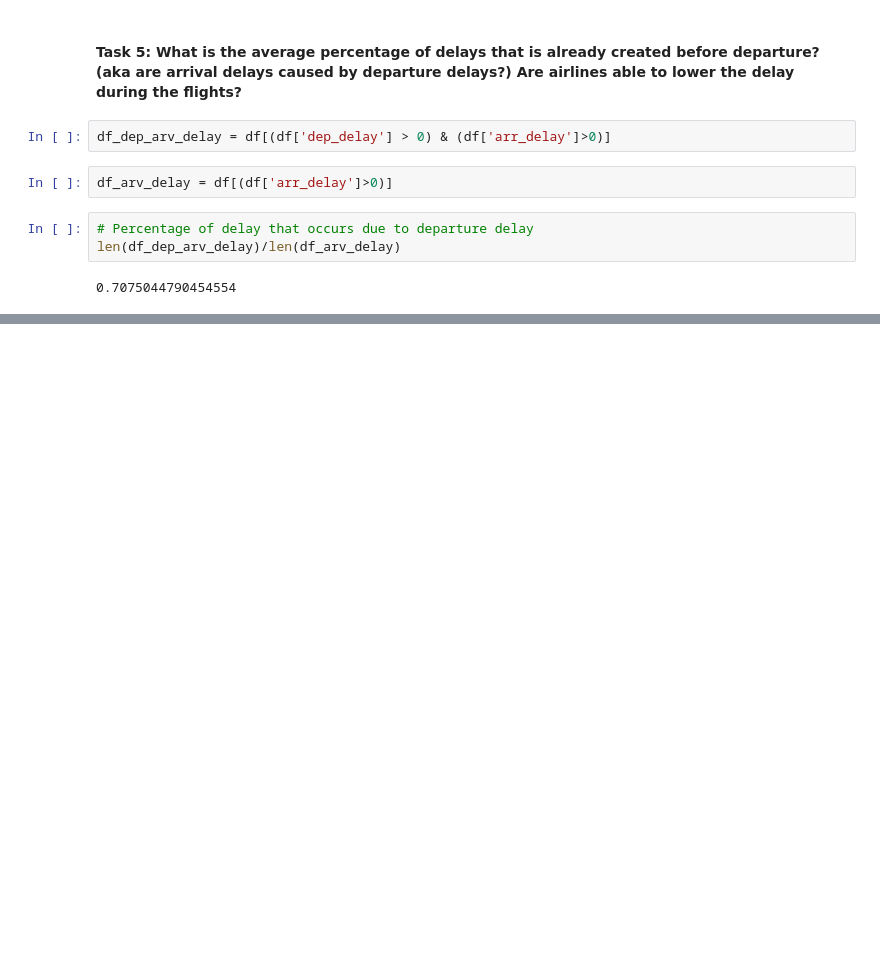
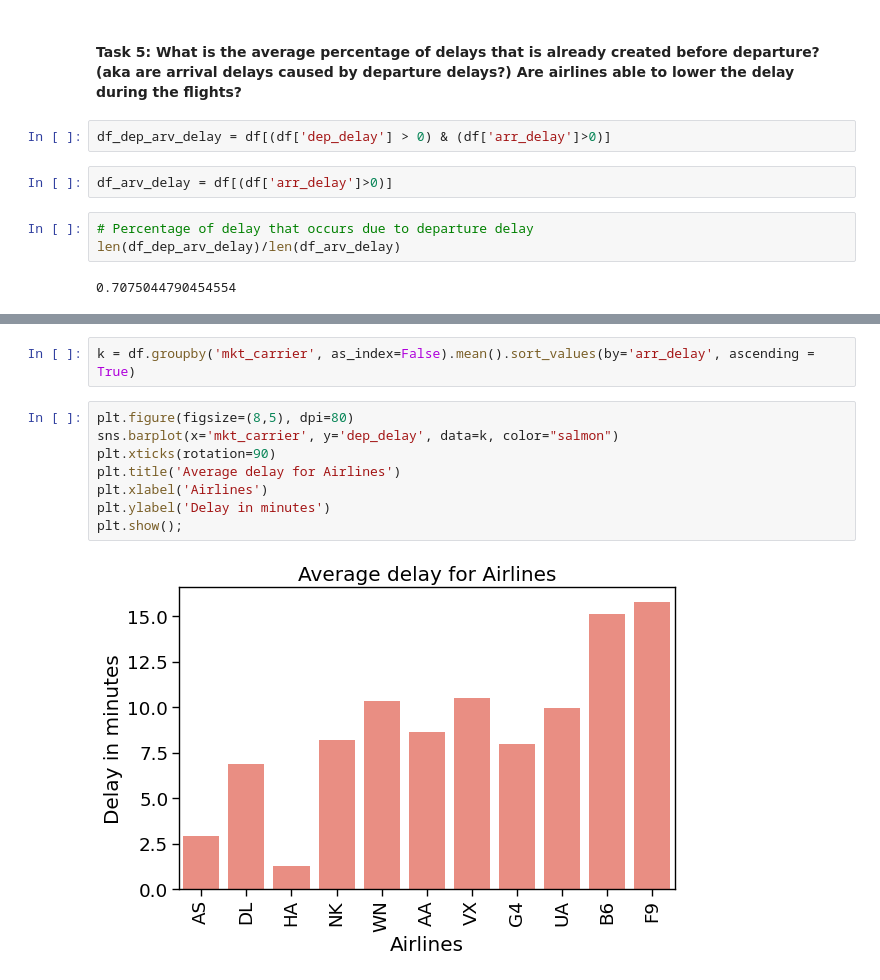
Before and after one commit to ashraf34/Airline_delay_, a Jupyter notebook: exploratory_analysis.ipynb, the cells around one changed output, grey strips where cells are left out. Drawn from its saved outputs; the diff is of its cells as text; blank space fills up the shorter version.

```diff
--- a/exploratory_analysis.ipynb
+++ b/exploratory_analysis.ipynb
@@ -325,0 +352,12 @@ len(df_dep_arv_delay)/len(df_arv_delay)
+# %%
+k = df.groupby('mkt_carrier', as_index=False).mean().sort_values(by='arr_delay', ascending = True)
+# %%
+plt.figure(figsize=(8,5), dpi=80)
+sns.barplot(x='mkt_carrier', y='dep_delay', data=k, color="salmon")
+plt.xticks(rotation=90)
+plt.title('Average delay for Airlines')
+plt.xlabel('Airlines')
+plt.ylabel('Delay in minutes')
+plt.show();
+# %% [output]
+[figure, added]
```
Also changed, not shown: parts of 17 cells of this notebook.
